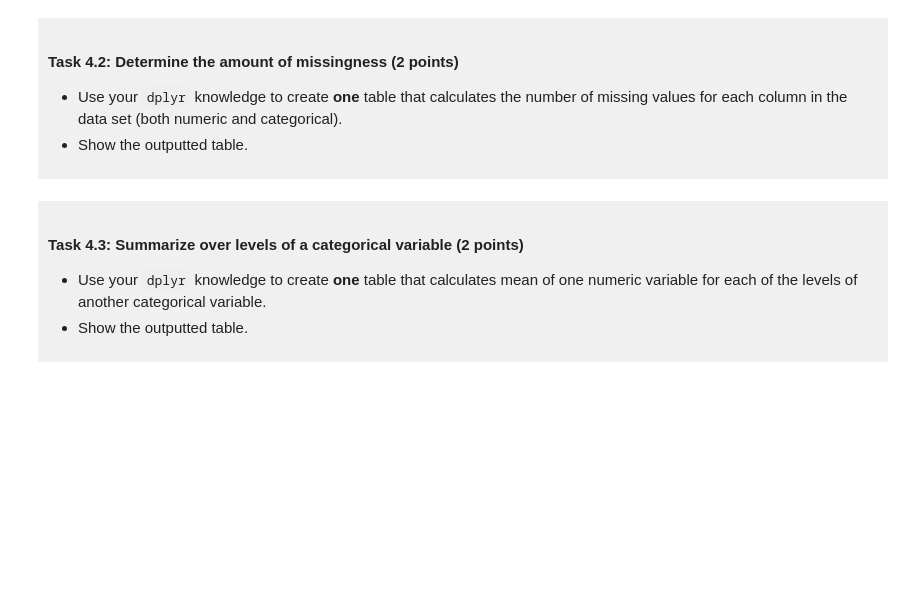
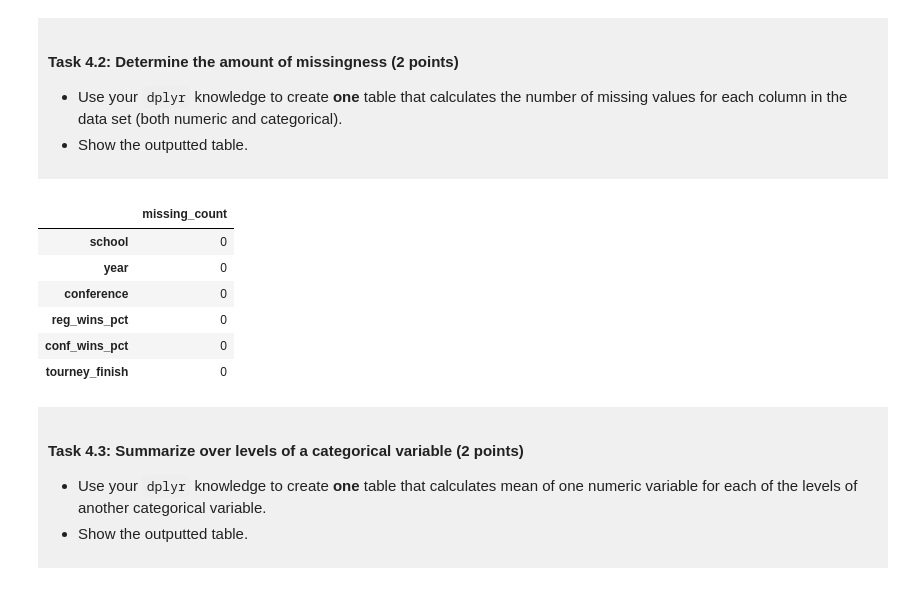
Before and after one commit to malaimirza/dsci-100-project-malaika-mirza, a Jupyter notebook: dsci-100-project-notebook.ipynb, the cells around one changed output. Drawn from its saved outputs; the diff is of its cells as text; code cells hidden in the pictures; blank space fills up the shorter version.

```diff
--- a/dsci-100-project-notebook.ipynb
+++ b/dsci-100-project-notebook.ipynb
@@ -255,7 +260,15 @@ You will refine your research question (if needed) and produce a tidy data set.
 - Show the outputted table.
 </div>
 # %%
-### EDIT THIS CODE CELL ###
+tidy_womensbb_df.isna().sum().to_frame("missing_count")
+# %% [output]
+|  | missing_count |
+| school | 0 |
+| year | 0 |
+| conference | 0 |
+| reg_wins_pct | 0 |
+| conf_wins_pct | 0 |
+| tourney_finish | 0 |
 # %% [markdown]
 <div style="background-color: #f0f0f0; padding: 10px;">
 
```
Also changed, not shown: parts of 9 cells of this notebook.
